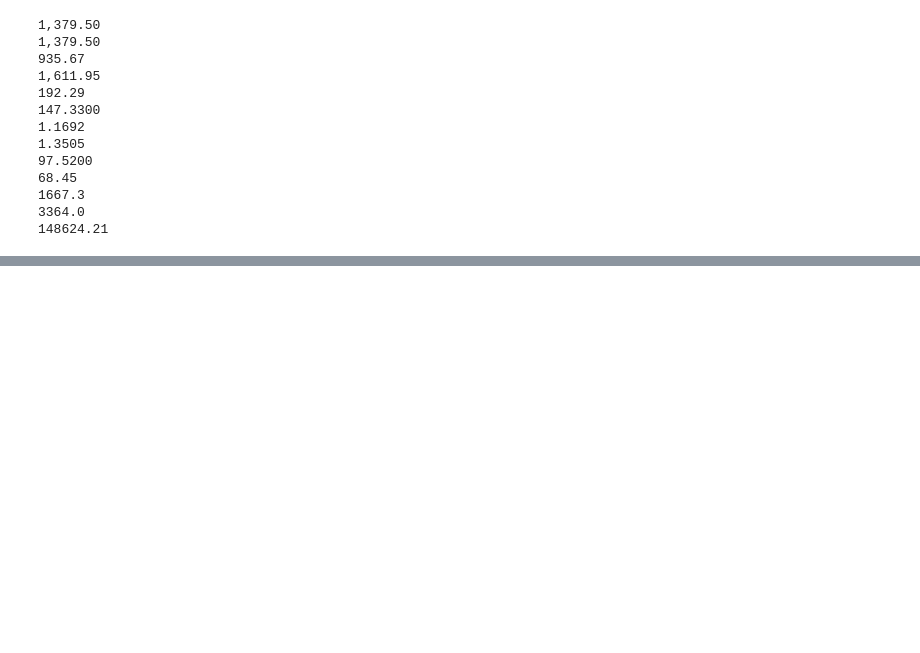
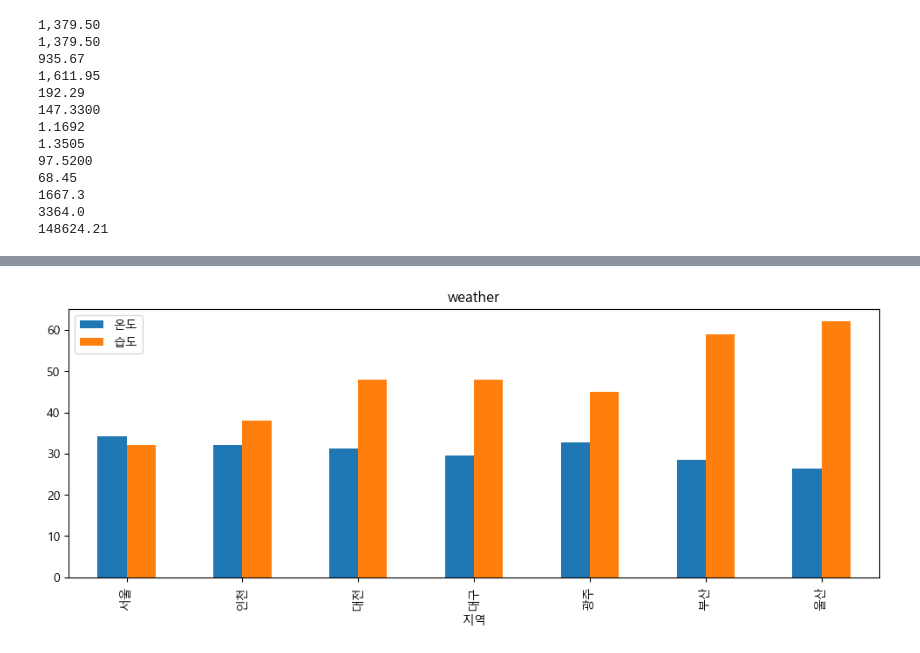
Before and after one commit to SoongMoo/soldesk20250614, a Jupyter notebook: 4Day.ipynb, the cells around one changed output, grey strips where cells are left out. Cells and saved outputs as stored; diff of their text form; code cells hidden in the pictures; blank space fills up the shorter version.

```diff
--- a/4Day.ipynb
+++ b/4Day.ipynb
@@ -480,32 +539,32 @@ url = "https://www.weather.go.kr/w/observation/land/city-obs.do"
 source  = requests.get(url)
 
 # 크롤링
 soup = BeautifulSoup(source.content, 'html.parser')
 table = soup.find("table",{"class":"table-col"})
 #print(table)
 data =[] #  크롤링 한데이터 저장
 for tr in table.find_all('tr'):
     ths = list(tr.find_all('th'))
     tds = list(tr.find_all('td'))
     for th in ths:
         if th.find('a'):
             point = th.find('a').string
             temp = tds[4].string
             humidity = tds[8].string
             data.append([point, temp, humidity])
 # 데이터를 분석
 # 데이터 저장
 with open("weather.csv" , "w" , encoding="utf-8") as f:
     f.write('지역,온도,습도\n')
     for l in data:
         f.write(f"{l[0]},{l[1]},{l[2]}\n")
 #테이터 처리
 df = pandas.read_csv("weather.csv",  encoding='utf-8', index_col='지역')
 #print(df)
 city_df = df.loc[['서울','인천','대전','대구','광주','부산','울산']]
 #print(city_df)
 #시각화
-font_name = mpl.font_manager.FontProperties(fname="C:\Windows\Fonts\malgun.ttf").get_name()
-mpl.rc('font', family=font_name)
 ax = city_df.plot(kind='bar', title='weather', figsize=(12,4))
 plt.show()
+# %% [output]
+[figure, added]
```
Also changed, not shown: parts of 4 cells of this notebook.
